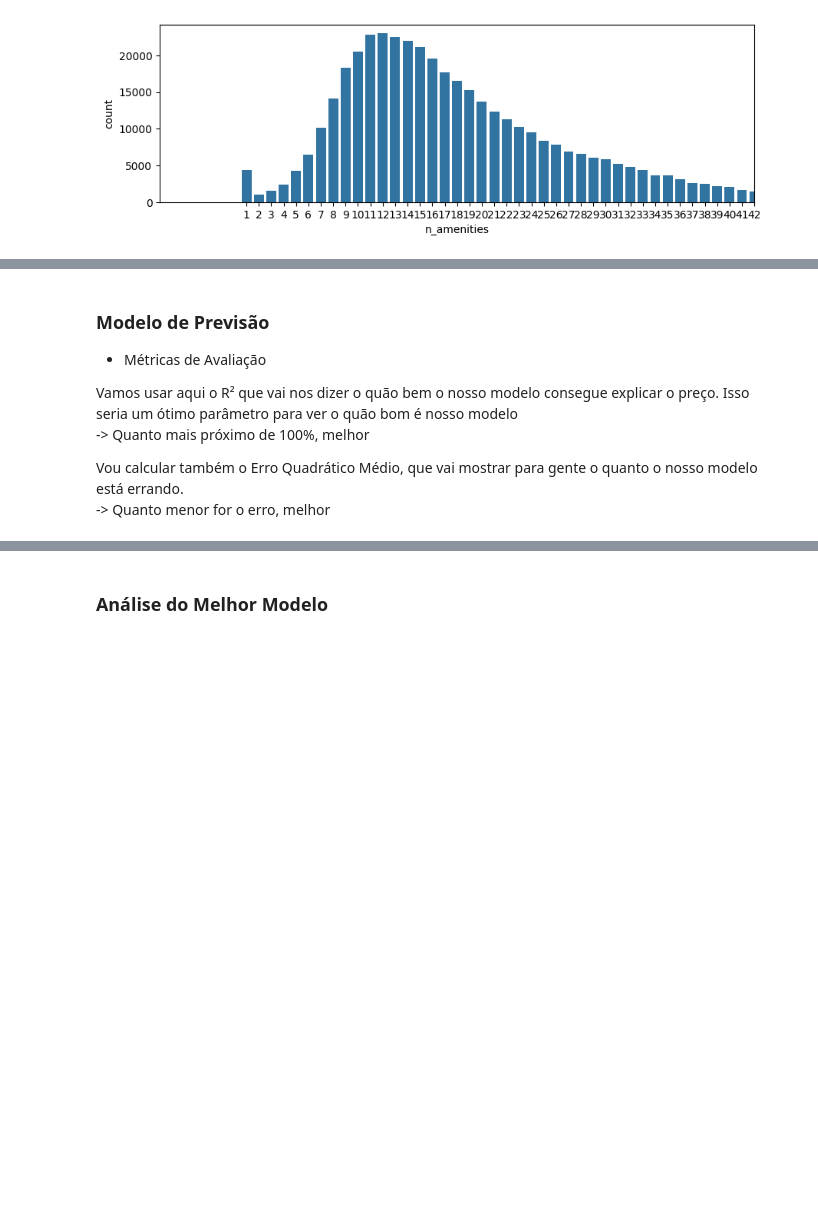
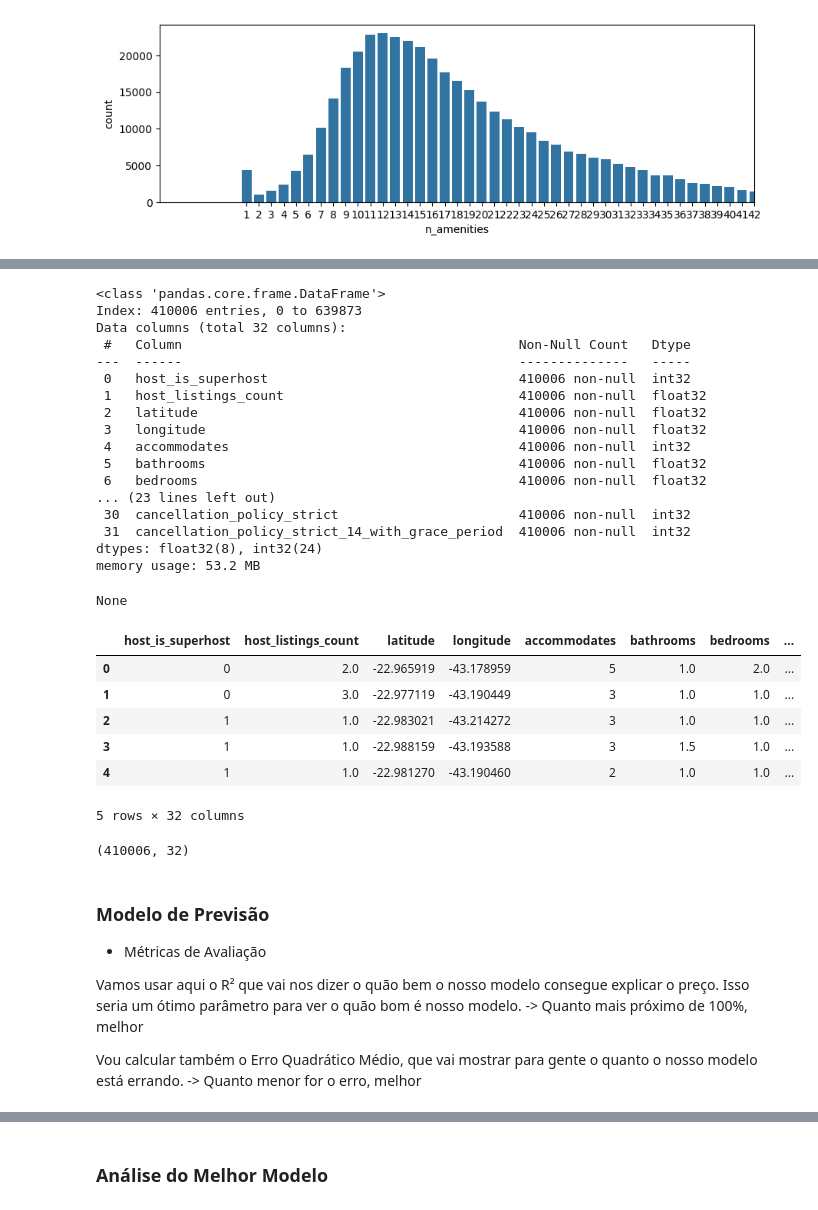
Before and after one commit to tamycprata/Projeto_ML_Airbnb_RJ, a Jupyter notebook: ML_Airbnb_Rio.ipynb, the cells around one changed output, grey strips where cells are left out. Cells and saved outputs as stored; diff of their text form; code cells hidden in the pictures; blank space fills up the shorter version.

```diff
--- a/ML_Airbnb_Rio.ipynb
+++ b/ML_Airbnb_Rio.ipynb
@@ -1128,5 +1153,5 @@ mapa.show()
 colunas_tf = ['host_is_superhost', 'instant_bookable', 'is_business_travel_ready']
 
 for coluna in colunas_tf:
-    base_airbnb.loc[base_airbnb[coluna]=='t', coluna] = 1
-    base_airbnb.loc[base_airbnb[coluna]=='f', coluna] = 0
+    base_airbnb.loc[base_airbnb_encoded[coluna]=='t', coluna] = 1
+    base_airbnb.loc[base_airbnb_encoded[coluna]=='f', coluna] = 0
@@ -1177,9 +1158,66 @@ Name: 0, dtype: object
+# %%
+colunas_categorias = ['property_type', 'room_type', 'bed_type', 'cancellation_policy']
+
+# Faz o encoding de todas as colunas categóricas de uma vez
+base_airbnb_encoded = pd.get_dummies(base_airbnb, columns=colunas_categorias, drop_first=False)
+
+# Agora faça o mapeamento das strings booleanas, etc.
+mapa_binario = {'t': 1, 'f': 0, 'yes': 1, 'no': 0, 'True': 1, 'False': 0}
+
+for col in base_airbnb_encoded.columns:
+    if base_airbnb_encoded[col].dtype == 'object':
+        base_airbnb_encoded[col] = base_airbnb_encoded[col].map(mapa_binario).fillna(base_airbnb_encoded[col])
+
+# Converte booleanos para int32
+for col in base_airbnb_encoded.select_dtypes(include='bool').columns:
+    base_airbnb_encoded[col] = base_airbnb_encoded[col].astype('int32')
+
+# Substitui NaN por 0
+base_airbnb_encoded = base_airbnb_encoded.fillna(0)
+
+# Converte float64 para float32 e int64 para int32
+for col in base_airbnb_encoded.columns:
+    if base_airbnb_encoded[col].dtype == 'float64':
+        base_airbnb_encoded[col] = base_airbnb_encoded[col].astype('float32')
+    elif base_airbnb_encoded[col].dtype == 'int64':
+        base_airbnb_encoded[col] = base_airbnb_encoded[col].astype('int32')
+
+display(base_airbnb_encoded.info())
+display(base_airbnb_encoded.head())
+base_airbnb_encoded.shape
+# %% [output]
+<class 'pandas.core.frame.DataFrame'>
+Index: 410006 entries, 0 to 639873
+Data columns (total 32 columns):
+ #   Column                                           Non-Null Count   Dtype
+---  ------                                           --------------   -----
+ 0   host_is_superhost                                410006 non-null  int32
+ 1   host_listings_count                              410006 non-null  float32
+ 2   latitude                                         410006 non-null  float32
+ 3   longitude                                        410006 non-null  float32
+ 4   accommodates                                     410006 non-null  int32
+ 5   bathrooms                                        410006 non-null  float32
+ 6   bedrooms                                         410006 non-null  float32
+... (23 lines left out)
+ 30  cancellation_policy_strict                       410006 non-null  int32
+ 31  cancellation_policy_strict_14_with_grace_period  410006 non-null  int32
+dtypes: float32(8), int32(24)
+memory usage: 53.2 MB
+None
+|  | host_is_superhost | host_listings_count | latitude | longitude | accommodates | bathrooms | bedrooms | ... |
+| 0 | 0 | 2.0 | -22.965919 | -43.178959 | 5 | 1.0 | 2.0 | ... |
+| 1 | 0 | 3.0 | -22.977119 | -43.190449 | 3 | 1.0 | 1.0 | ... |
+| 2 | 1 | 1.0 | -22.983021 | -43.214272 | 3 | 1.0 | 1.0 | ... |
+| 3 | 1 | 1.0 | -22.988159 | -43.193588 | 3 | 1.5 | 1.0 | ... |
+| 4 | 1 | 1.0 | -22.981270 | -43.190460 | 2 | 1.0 | 1.0 | ... |
+5 rows × 32 columns
+(410006, 32)
 # %% [markdown]
 ### Modelo de Previsão
 - Métricas de Avaliação
 
-Vamos usar aqui o R² que vai nos dizer o quão bem o nosso modelo consegue explicar o preço. Isso seria um ótimo parâmetro para ver o quão bom é nosso modelo <br>
+Vamos usar aqui o R² que vai nos dizer o quão bem o nosso modelo consegue explicar o preço. Isso seria um ótimo parâmetro para ver o quão bom é nosso modelo.
 -> Quanto mais próximo de 100%, melhor
 
-Vou calcular também o Erro Quadrático Médio, que vai mostrar para gente o quanto o nosso modelo está errando. <br>
+Vou calcular também o Erro Quadrático Médio, que vai mostrar para gente o quanto o nosso modelo está errando.
 -> Quanto menor for o erro, melhor
```
Also changed, not shown: parts of 69 cells of this notebook.
